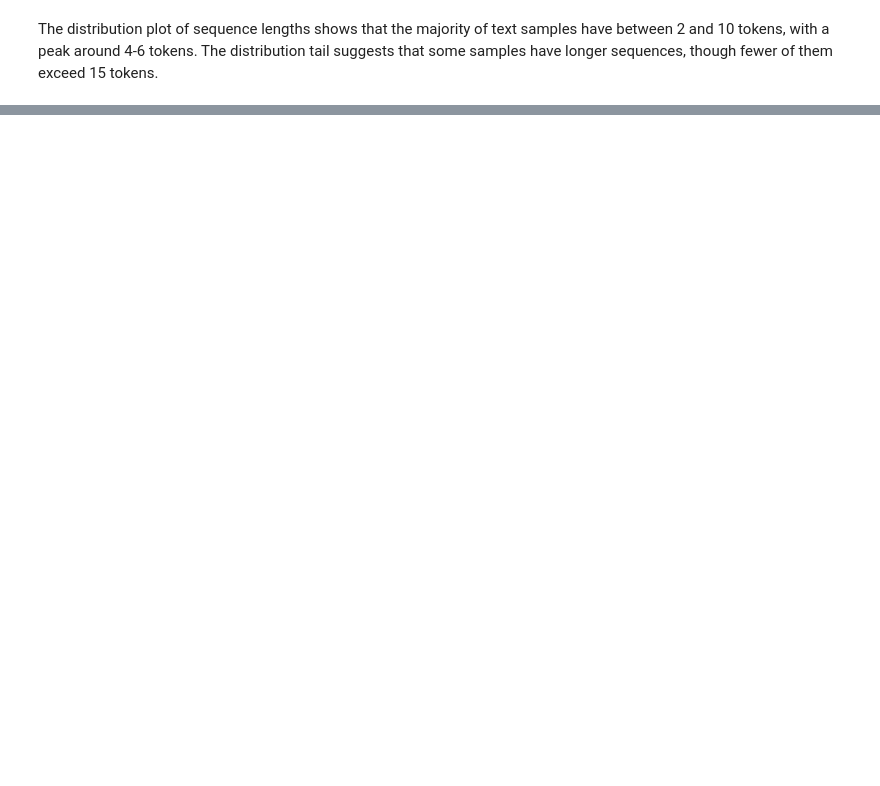
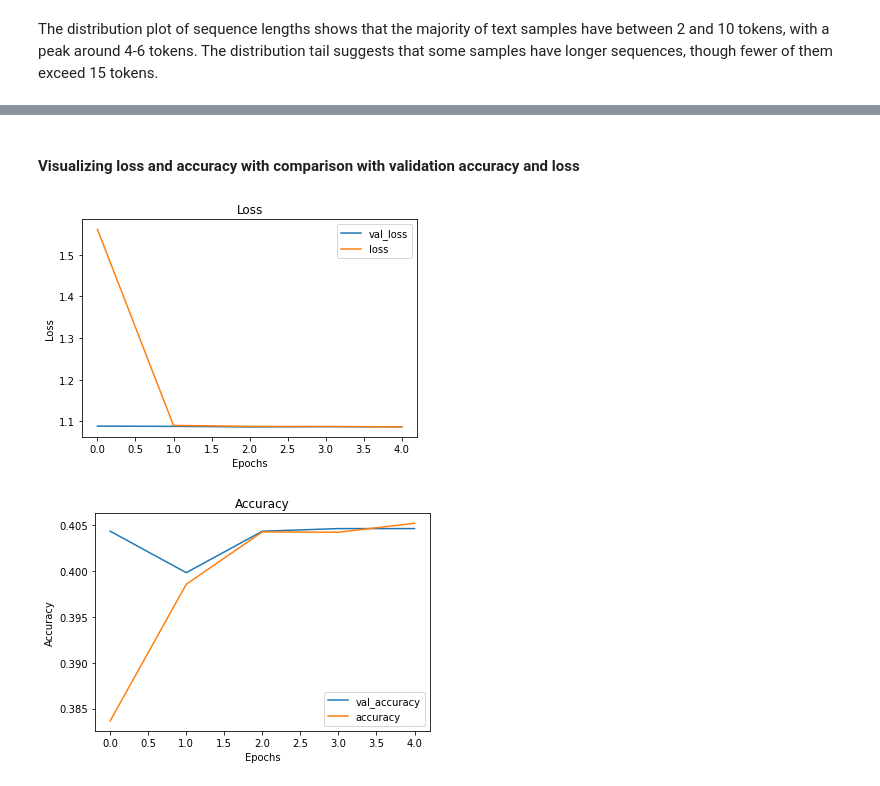
Before and after one commit to akeyo03/group-8-project, a Jupyter notebook: project.ipynb, the cells around one changed output, grey strips where cells are left out. Drawn from its saved outputs; the diff is of its cells as text; code cells hidden in the pictures; blank space fills up the shorter version.

```diff
--- a/project.ipynb
+++ b/project.ipynb
@@ -415,0 +497,30 @@ The distribution plot of sequence lengths shows that the majority of text sample
+# %%
+y_test_shaped = to_categorical(y_test, num_classes=3)
+# %%
+X_test_reshaped = X_test.reshape((X_test.shape[0], X_test.shape[1], 1))
+# %%
+model = Sequential()
+
+#convolutional layer
+model.add(Conv1D(filters=64, kernel_size=3, activation='relu', input_shape=(X_train.shape[1], X_train.shape[2])))
+
+# Max Pooling Layer
+model.add(MaxPooling1D(pool_size=4))
+
+# Flatten Output
+model.add(Flatten())
+
+# Fully Connected Layer
+model.add(Dense(128, activation='relu'))
+
+#Regularization
+model.add(Dropout(0.35))
+
+# Output Layer
+model.add(Dense(3, activation='softmax'))
+
+# Compiling the Model
+model.compile(loss='categorical_crossentropy', optimizer='adam', metrics=['accuracy'])
+# %%
+# Training the model
+history= model.fit(X_train, y_train, batch_size=64, epochs=5, validation_data=(X_test_reshaped, y_test_shaped))
@@ -415,0 +538,7 @@ The distribution plot of sequence lengths shows that the majority of text sample
+# %% [markdown]
+#### Visualizing loss and accuracy with comparison with validation accuracy and loss
+# %%
+visualize_training_results(history)
+# %% [output]
+[figure, added]
+[figure, added]
```
Also changed, not shown: parts of 48 cells of this notebook.
